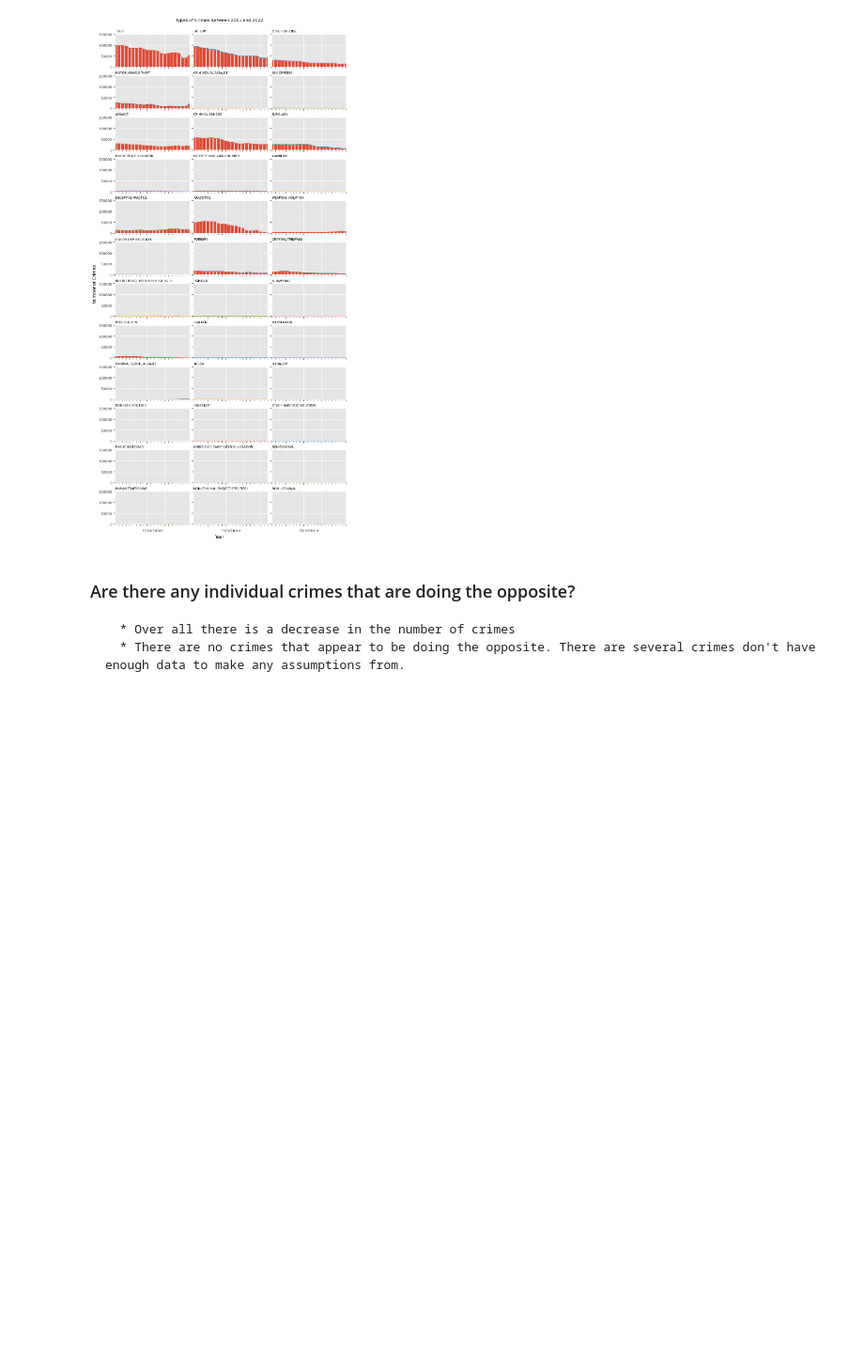
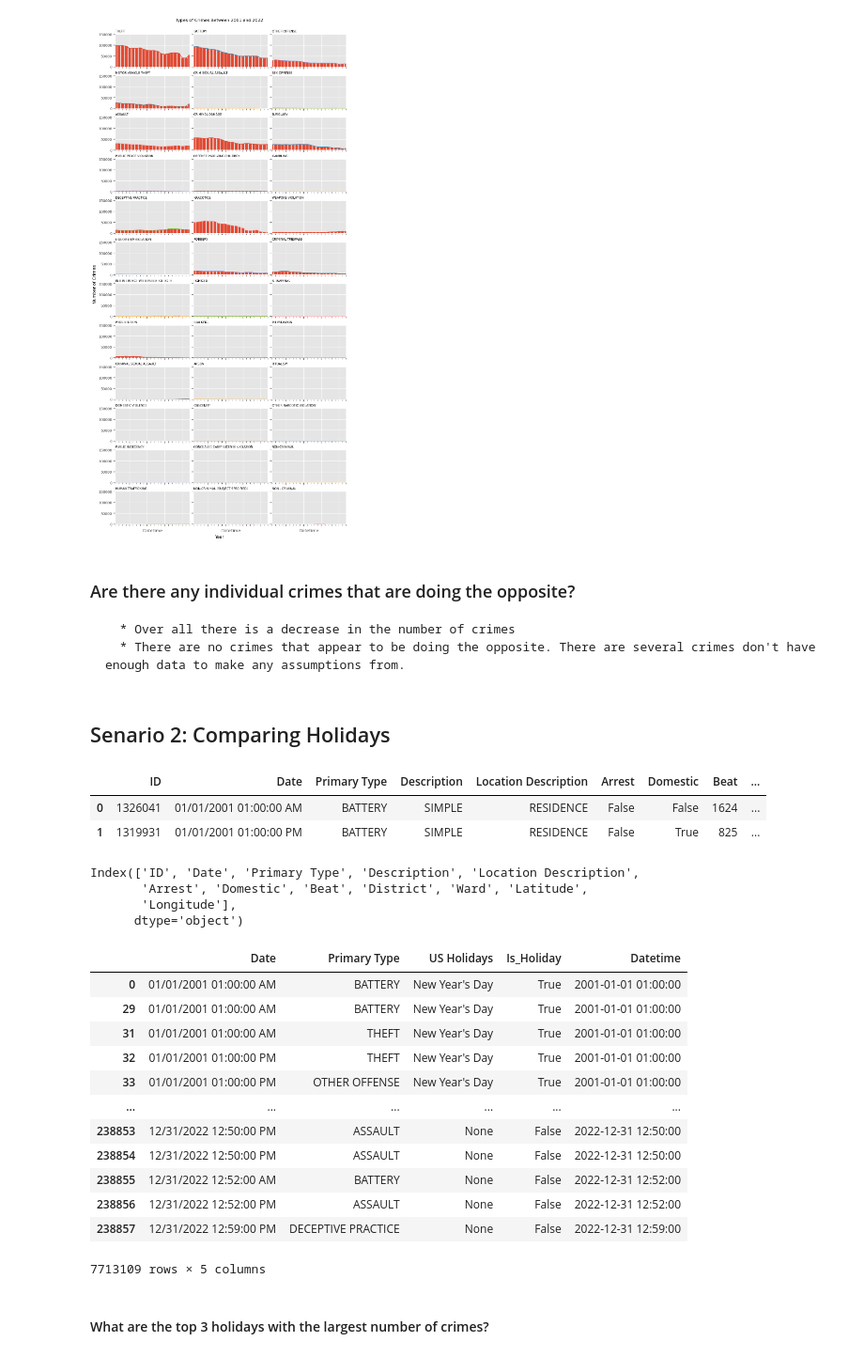
Before and after one commit to SeeBee8/Chicago-Crimes, a Jupyter notebook: Part1_Project3.ipynb, the cells around one changed output. Shown: that part at 94% size. Saved outputs shown, nothing was run; the diff lists cells and outputs as text; code cells hidden in the pictures; blank space fills up the shorter version.

```diff
--- a/Part1_Project3.ipynb
+++ b/Part1_Project3.ipynb
@@ -478,0 +475,40 @@ plt.show();
+# %% [markdown]
+## Senario 2:  Comparing Holidays
+# %%
+#copy df
+hdf = df.copy()
+hdf.head(2)
+# %% [output]
+|  | ID | Date | Primary Type | Description | Location Description | Arrest | Domestic | Beat | ... |
+| 0 | 1326041 | 01/01/2001 01:00:00 AM | BATTERY | SIMPLE | RESIDENCE | False | False | 1624 | ... |
+| 1 | 1319931 | 01/01/2001 01:00:00 PM | BATTERY | SIMPLE | RESIDENCE | False | True | 825 | ... |
+# %%
+hdf.columns
+# %% [output]
+Index(['ID', 'Date', 'Primary Type', 'Description', 'Location Description',
+       'Arrest', 'Domestic', 'Beat', 'District', 'Ward', 'Latitude',
+       'Longitude'],
+      dtype='object')
+# %%
+#Set format for datetime and change dtype
+date_format = "%m/%d/%Y %H:%M:%S %p"
+
+hdf['Datetime'] = pd.to_datetime(df['Date'], format=date_format)
+hdf = hdf.sort_values('Datetime')
+hdf
+# %% [output]
+|  | Date | Primary Type | US Holidays | Is_Holiday | Datetime |
+| 0 | 01/01/2001 01:00:00 AM | BATTERY | New Year's Day | True | 2001-01-01 01:00:00 |
+| 29 | 01/01/2001 01:00:00 AM | BATTERY | New Year's Day | True | 2001-01-01 01:00:00 |
+| 31 | 01/01/2001 01:00:00 AM | THEFT | New Year's Day | True | 2001-01-01 01:00:00 |
+| 32 | 01/01/2001 01:00:00 PM | THEFT | New Year's Day | True | 2001-01-01 01:00:00 |
+| 33 | 01/01/2001 01:00:00 PM | OTHER OFFENSE | New Year's Day | True | 2001-01-01 01:00:00 |
+| ... | ... | ... | ... | ... | ... |
+| 238853 | 12/31/2022 12:50:00 PM | ASSAULT | None | False | 2022-12-31 12:50:00 |
+| 238854 | 12/31/2022 12:50:00 PM | ASSAULT | None | False | 2022-12-31 12:50:00 |
+| 238855 | 12/31/2022 12:52:00 AM | BATTERY | None | False | 2022-12-31 12:52:00 |
+| 238856 | 12/31/2022 12:52:00 PM | ASSAULT | None | False | 2022-12-31 12:52:00 |
+| 238857 | 12/31/2022 12:59:00 PM | DECEPTIVE PRACTICE | None | False | 2022-12-31 12:59:00 |
+7713109 rows × 5 columns
+# %% [markdown]
+#### What are the top 3 holidays with the largest number of crimes?
```
Also changed, not shown: parts of 22 cells of this notebook.
